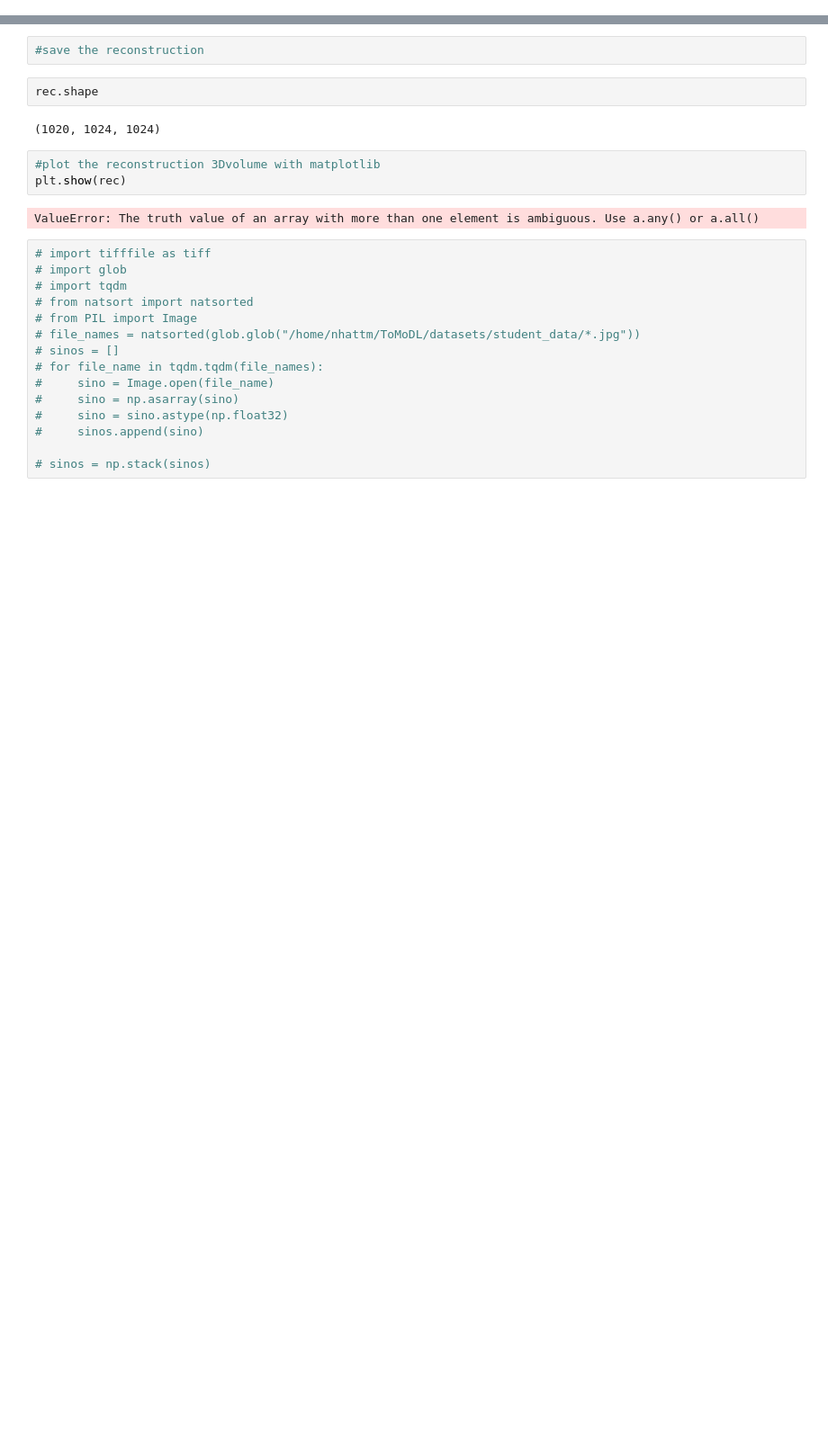
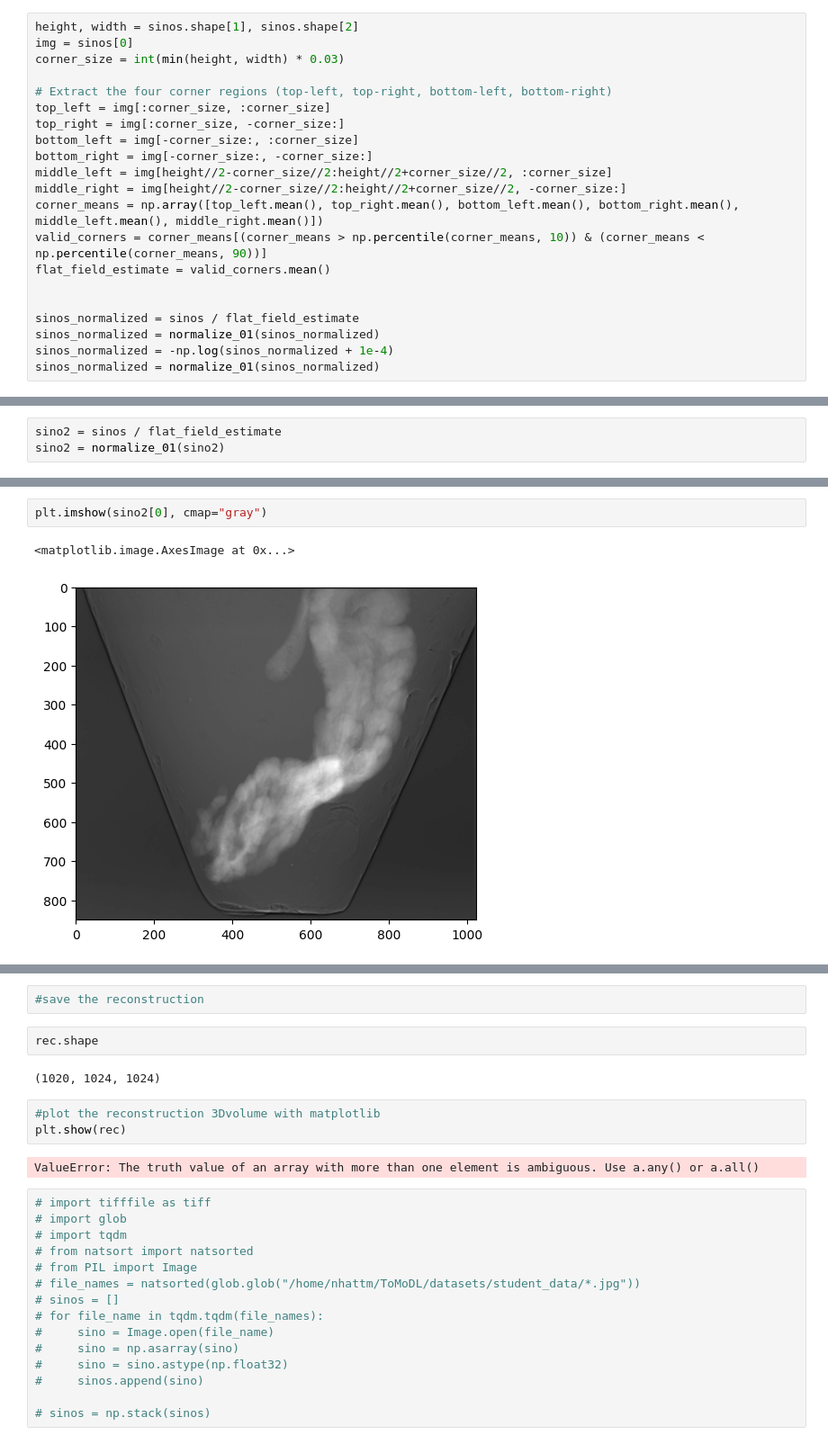
Before and after one commit to obandomarcos/ToMoDL, a Jupyter notebook: test_tomopy.ipynb, the cells around one changed output, grey strips where cells are left out. Shown at 90% size. Saved outputs shown, nothing was run; the diff lists cells and outputs as text; blank space fills up the shorter version.

```diff
--- a/test_tomopy.ipynb
+++ b/test_tomopy.ipynb
@@ -37,0 +52,21 @@ rec = tomopy.recon(
+# %%
+height, width = sinos.shape[1], sinos.shape[2]
+img = sinos[0]
+corner_size = int(min(height, width) * 0.03)
+
+# Extract the four corner regions (top-left, top-right, bottom-left, bottom-right)
+top_left = img[:corner_size, :corner_size]
+top_right = img[:corner_size, -corner_size:]
+bottom_left = img[-corner_size:, :corner_size]
+bottom_right = img[-corner_size:, -corner_size:]
+middle_left = img[height//2-corner_size//2:height//2+corner_size//2, :corner_size]
+middle_right = img[height//2-corner_size//2:height//2+corner_size//2, -corner_size:]
+corner_means = np.array([top_left.mean(), top_right.mean(), bottom_left.mean(), bottom_right.mean(), middle_left.mean(), middle_right.mean()])
+valid_corners = corner_means[(corner_means > np.percentile(corner_means, 10)) & (corner_means < np.percentile(corner_means, 90))]
+flat_field_estimate = valid_corners.mean()
+
+
+sinos_normalized = sinos / flat_field_estimate
+sinos_normalized = normalize_01(sinos_normalized)
+sinos_normalized = -np.log(sinos_normalized + 1e-4)
+sinos_normalized = normalize_01(sinos_normalized)
@@ -37,0 +77,3 @@ rec = tomopy.recon(
+# %%
+sino2 = sinos / flat_field_estimate
+sino2 = normalize_01(sino2)
@@ -37,0 +111,5 @@ rec = tomopy.recon(
+# %%
+plt.imshow(sino2[0], cmap="gray")
+# %% [output]
+<matplotlib.image.AxesImage at 0x...>
+[figure, added]
```
Also changed, not shown: parts of 16 cells of this notebook, 1 other file.
